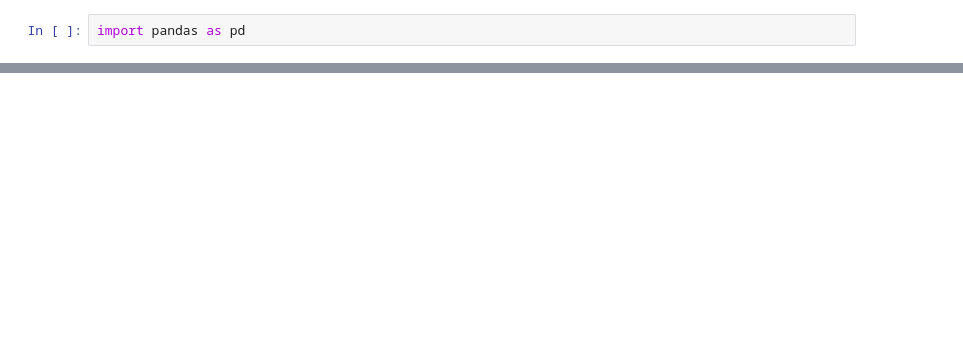
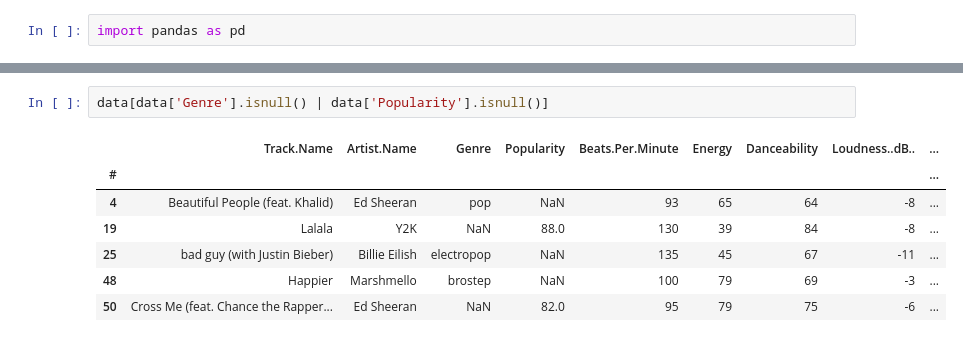
Before and after one commit to KarolisJasad/numpy-pandas-seaborn, a Jupyter notebook: pandas.ipynb, the cells around one changed output, grey strips where cells are left out. Drawn from its saved outputs; the diff is of its cells as text; blank space fills up the shorter version.

```diff
--- a/pandas.ipynb
+++ b/pandas.ipynb
@@ -12,0 +116,10 @@ FileNotFoundError: [Errno 2] No such file or directory: 'top-25-1.csv'
+# %%
+data[data['Genre'].isnull() | data['Popularity'].isnull()]
+# %% [output]
+|  | Track.Name | Artist.Name | Genre | Popularity | Beats.Per.Minute | Energy | Danceability | Loudness..dB.. | ... |
+| # |  |  |  |  |  |  |  |  | ... |
+| 4 | Beautiful People (feat. Khalid) | Ed Sheeran | pop | NaN | 93 | 65 | 64 | -8 | ... |
+| 19 | Lalala | Y2K | NaN | 88.0 | 130 | 39 | 84 | -8 | ... |
+| 25 | bad guy (with Justin Bieber) | Billie Eilish | electropop | NaN | 135 | 45 | 67 | -11 | ... |
+| 48 | Happier | Marshmello | brostep | NaN | 100 | 79 | 69 | -3 | ... |
+| 50 | Cross Me (feat. Chance the Rapper... | Ed Sheeran | NaN | 82.0 | 95 | 79 | 75 | -6 | ... |
```
Also changed, not shown: parts of 11 cells of this notebook, 17 other files.
